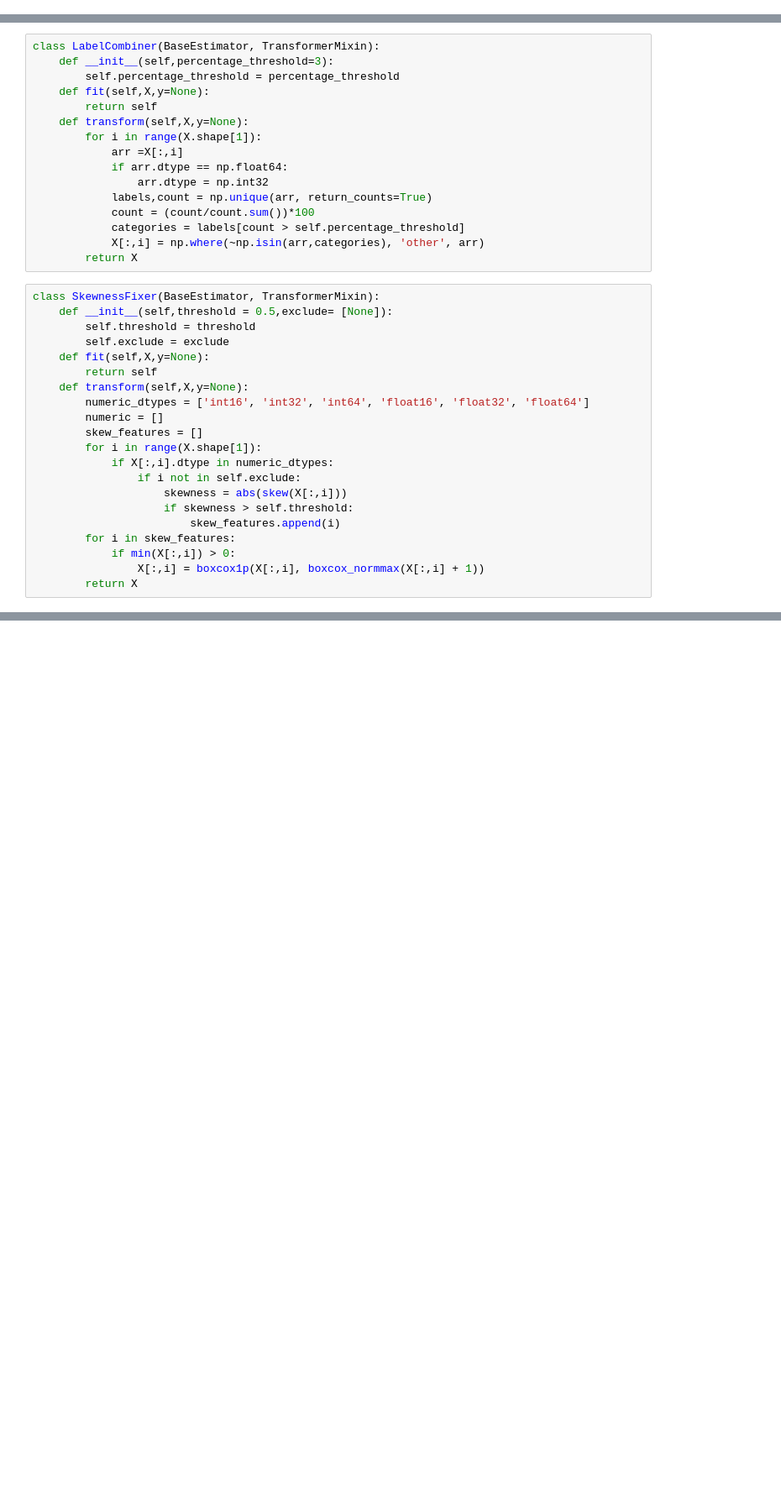
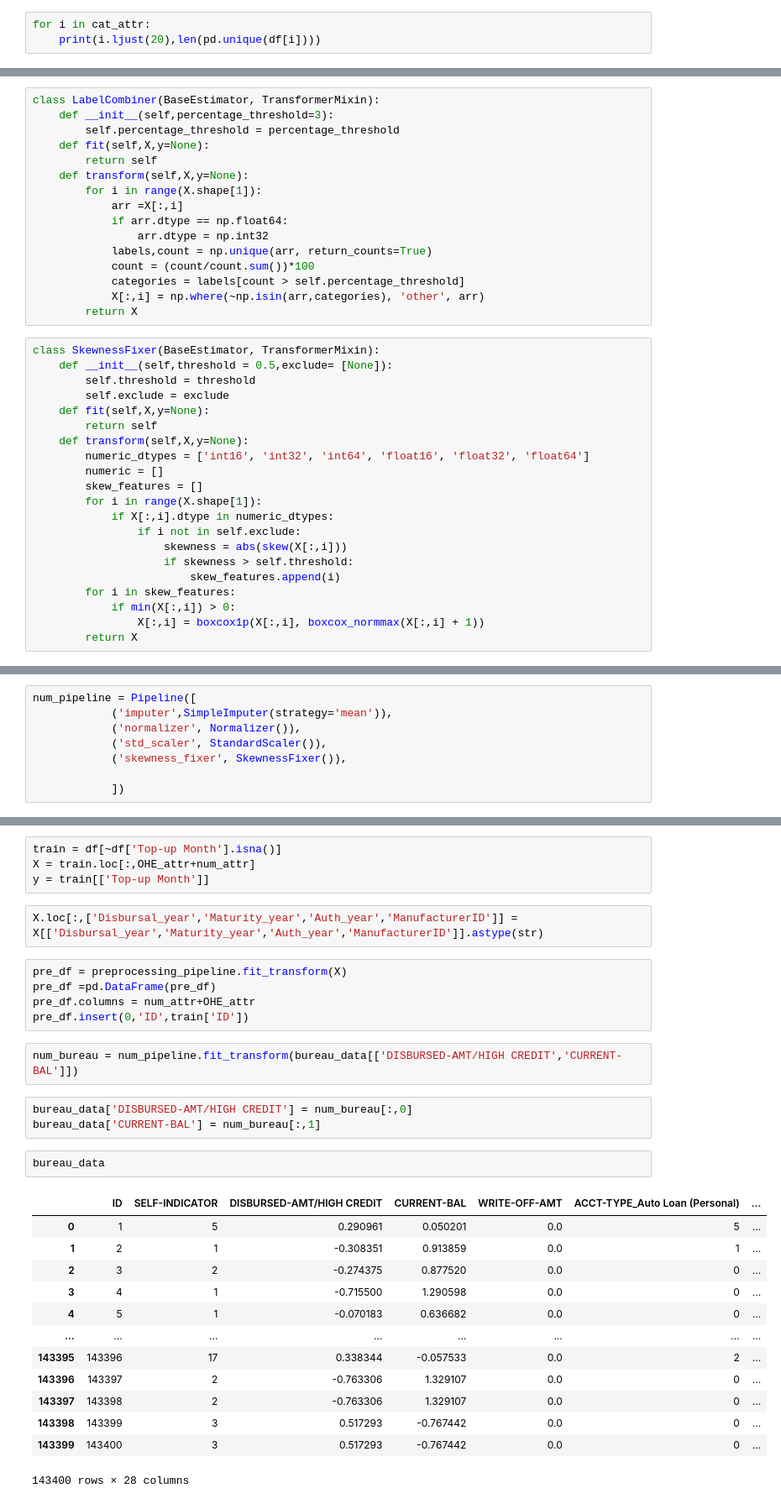
Before and after one commit to maslana146/ML-AI, a Jupyter notebook: LTFS Top-up Loan.ipynb, the cells around one changed output, grey strips where cells are left out. Shown at 84% size. Cells and saved outputs as stored; diff of their text form; blank space fills up the shorter version.

```diff
--- a/LTFS Top-up Loan.ipynb
+++ b/LTFS Top-up Loan.ipynb
@@ -80,0 +116,3 @@ assert len(cat_attr+high_cardinality_cat_attr+num_attr)+2 == df.columns.size
+# %%
+for i in cat_attr:
+    print(i.ljust(20),len(pd.unique(df[i])))
@@ -229,0 +219,8 @@ pre_train
+# %%
+num_pipeline = Pipeline([
+            ('imputer',SimpleImputer(strategy='mean')),
+            ('normalizer', Normalizer()),
+            ('std_scaler', StandardScaler()),
+            ('skewness_fixer', SkewnessFixer()),
+
+            ])
@@ -229,0 +238,32 @@ pre_train
+# %%
+train = df[~df['Top-up Month'].isna()]
+X = train.loc[:,OHE_attr+num_attr]
+y = train[['Top-up Month']]
+# %%
+X.loc[:,['Disbursal_year','Maturity_year','Auth_year','ManufacturerID']] = X[['Disbursal_year','Maturity_year','Auth_year','ManufacturerID']].astype(str)
+# %%
+pre_df = preprocessing_pipeline.fit_transform(X)
+pre_df =pd.DataFrame(pre_df)
+pre_df.columns = num_attr+OHE_attr
+pre_df.insert(0,'ID',train['ID'])
+# %%
+num_bureau = num_pipeline.fit_transform(bureau_data[['DISBURSED-AMT/HIGH CREDIT','CURRENT-BAL']])
+# %%
+bureau_data['DISBURSED-AMT/HIGH CREDIT'] = num_bureau[:,0]
+bureau_data['CURRENT-BAL'] = num_bureau[:,1]
+# %%
+bureau_data
+# %% [output]
+|  | ID | SELF-INDICATOR | DISBURSED-AMT/HIGH CREDIT | CURRENT-BAL | WRITE-OFF-AMT | ACCT-TYPE_Auto Loan (Personal) | ... |
+| 0 | 1 | 5 | 0.290961 | 0.050201 | 0.0 | 5 | ... |
+| 1 | 2 | 1 | -0.308351 | 0.913859 | 0.0 | 1 | ... |
+| 2 | 3 | 2 | -0.274375 | 0.877520 | 0.0 | 0 | ... |
+| 3 | 4 | 1 | -0.715500 | 1.290598 | 0.0 | 0 | ... |
+| 4 | 5 | 1 | -0.070183 | 0.636682 | 0.0 | 0 | ... |
+| ... | ... | ... | ... | ... | ... | ... | ... |
+| 143395 | 143396 | 17 | 0.338344 | -0.057533 | 0.0 | 2 | ... |
+| 143396 | 143397 | 2 | -0.763306 | 1.329107 | 0.0 | 0 | ... |
+| 143397 | 143398 | 2 | -0.763306 | 1.329107 | 0.0 | 0 | ... |
+| 143398 | 143399 | 3 | 0.517293 | -0.767442 | 0.0 | 0 | ... |
+| 143399 | 143400 | 3 | 0.517293 | -0.767442 | 0.0 | 0 | ... |
+143400 rows × 28 columns
```
Also changed, not shown: parts of 81 cells of this notebook.
